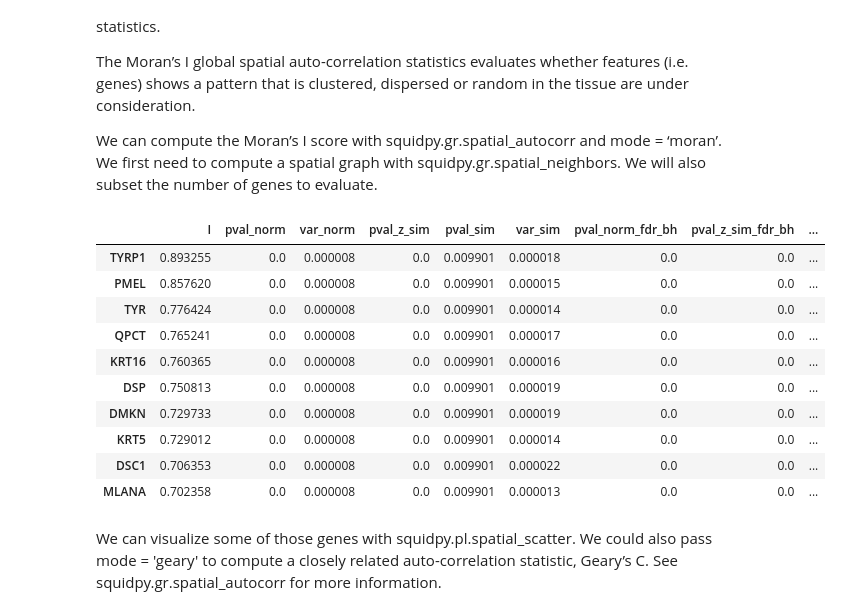
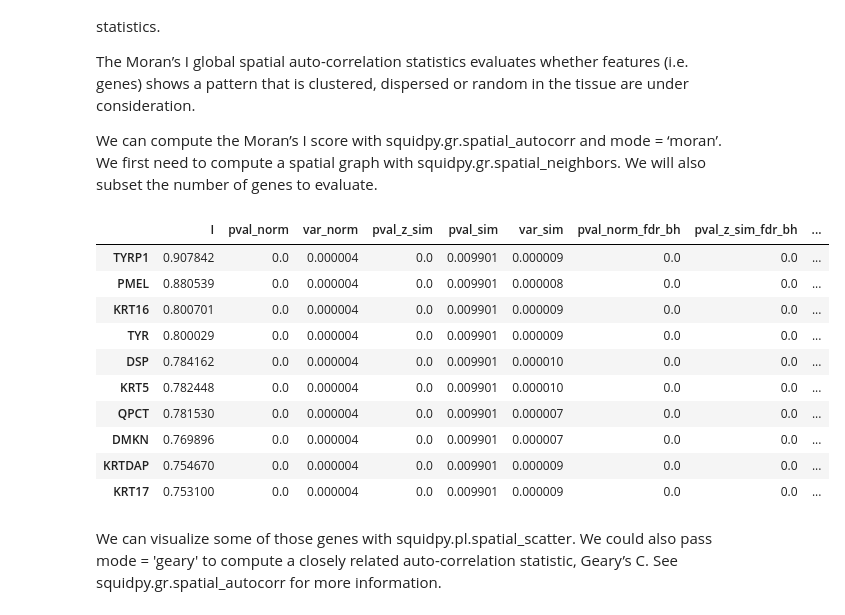
Before and after one commit to tfkillian/spatial_workflows, a Jupyter notebook: Analyze_Xenium_data.ipynb, the cells around one changed output. Saved outputs shown, nothing was run; the diff lists cells and outputs as text; code cells hidden in the pictures.

```diff
--- a/Analyze_Xenium_data.ipynb
+++ b/Analyze_Xenium_data.ipynb
@@ -273,25 +272,20 @@ The Moran’s I global spatial auto-correlation statistics evaluates whether fea
 
 We can compute the Moran’s I score with squidpy.gr.spatial_autocorr and mode = ‘moran’. We first need to compute a spatial graph with squidpy.gr.spatial_neighbors. We will also subset the number of genes to evaluate.
 # %%
-sq.gr.spatial_neighbors(adata_subsample, coord_type="generic", delaunay=True)
-sq.gr.spatial_autocorr(
-    adata_subsample,
-    mode="moran",
-    n_perms=100,
-    n_jobs=1,
-)
-adata_subsample.uns["moranI"].head(10)
+sq.gr.spatial_neighbors(adata, coord_type="generic", delaunay=True)
+sq.gr.spatial_autocorr(adata, mode="moran", n_perms=100, n_jobs=1)
+adata.uns["moranI"].head(10)
 # %% [output]
 |  | I | pval_norm | var_norm | pval_z_sim | pval_sim | var_sim | pval_norm_fdr_bh | pval_z_sim_fdr_bh | ... |
-| TYRP1 | 0.893255 | 0.0 | 0.000008 | 0.0 | 0.009901 | 0.000018 | 0.0 | 0.0 | ... |
-| PMEL | 0.857620 | 0.0 | 0.000008 | 0.0 | 0.009901 | 0.000015 | 0.0 | 0.0 | ... |
-| TYR | 0.776424 | 0.0 | 0.000008 | 0.0 | 0.009901 | 0.000014 | 0.0 | 0.0 | ... |
-| QPCT | 0.765241 | 0.0 | 0.000008 | 0.0 | 0.009901 | 0.000017 | 0.0 | 0.0 | ... |
-| KRT16 | 0.760365 | 0.0 | 0.000008 | 0.0 | 0.009901 | 0.000016 | 0.0 | 0.0 | ... |
-| DSP | 0.750813 | 0.0 | 0.000008 | 0.0 | 0.009901 | 0.000019 | 0.0 | 0.0 | ... |
-| DMKN | 0.729733 | 0.0 | 0.000008 | 0.0 | 0.009901 | 0.000019 | 0.0 | 0.0 | ... |
-| KRT5 | 0.729012 | 0.0 | 0.000008 | 0.0 | 0.009901 | 0.000014 | 0.0 | 0.0 | ... |
-| DSC1 | 0.706353 | 0.0 | 0.000008 | 0.0 | 0.009901 | 0.000022 | 0.0 | 0.0 | ... |
-| MLANA | 0.702358 | 0.0 | 0.000008 | 0.0 | 0.009901 | 0.000013 | 0.0 | 0.0 | ... |
+| TYRP1 | 0.907842 | 0.0 | 0.000004 | 0.0 | 0.009901 | 0.000009 | 0.0 | 0.0 | ... |
+| PMEL | 0.880539 | 0.0 | 0.000004 | 0.0 | 0.009901 | 0.000008 | 0.0 | 0.0 | ... |
+| KRT16 | 0.800701 | 0.0 | 0.000004 | 0.0 | 0.009901 | 0.000009 | 0.0 | 0.0 | ... |
+| TYR | 0.800029 | 0.0 | 0.000004 | 0.0 | 0.009901 | 0.000009 | 0.0 | 0.0 | ... |
+| DSP | 0.784162 | 0.0 | 0.000004 | 0.0 | 0.009901 | 0.000010 | 0.0 | 0.0 | ... |
+| KRT5 | 0.782448 | 0.0 | 0.000004 | 0.0 | 0.009901 | 0.000010 | 0.0 | 0.0 | ... |
+| QPCT | 0.781530 | 0.0 | 0.000004 | 0.0 | 0.009901 | 0.000007 | 0.0 | 0.0 | ... |
+| DMKN | 0.769896 | 0.0 | 0.000004 | 0.0 | 0.009901 | 0.000007 | 0.0 | 0.0 | ... |
+| KRTDAP | 0.754670 | 0.0 | 0.000004 | 0.0 | 0.009901 | 0.000009 | 0.0 | 0.0 | ... |
+| KRT17 | 0.753100 | 0.0 | 0.000004 | 0.0 | 0.009901 | 0.000009 | 0.0 | 0.0 | ... |
 # %% [markdown]
 We can visualize some of those genes with squidpy.pl.spatial_scatter. We could also pass mode = 'geary' to compute a closely related auto-correlation statistic, Geary’s C. See squidpy.gr.spatial_autocorr for more information.
```
Also changed, not shown: parts of 32 cells of this notebook, 1 other file.
